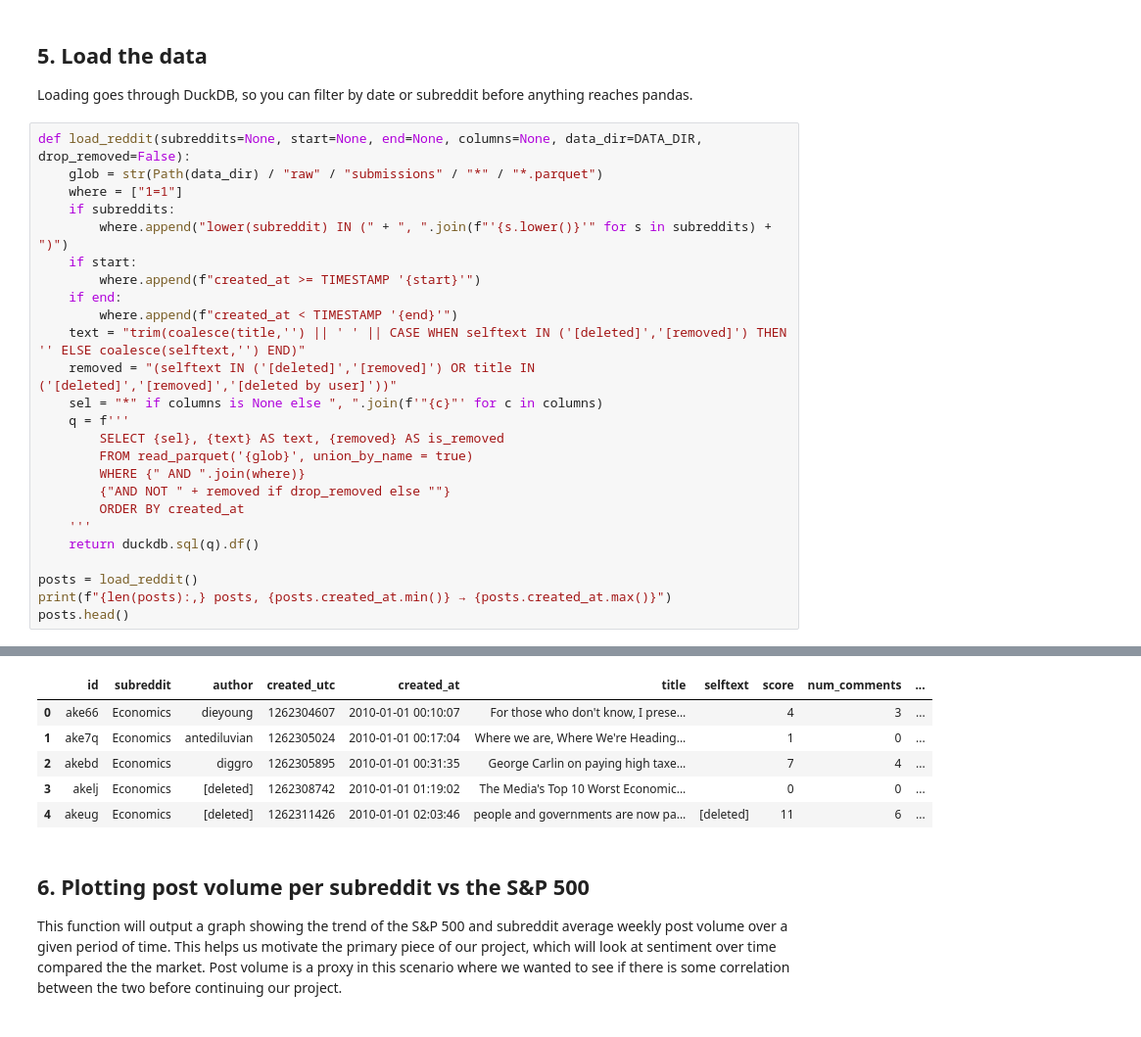
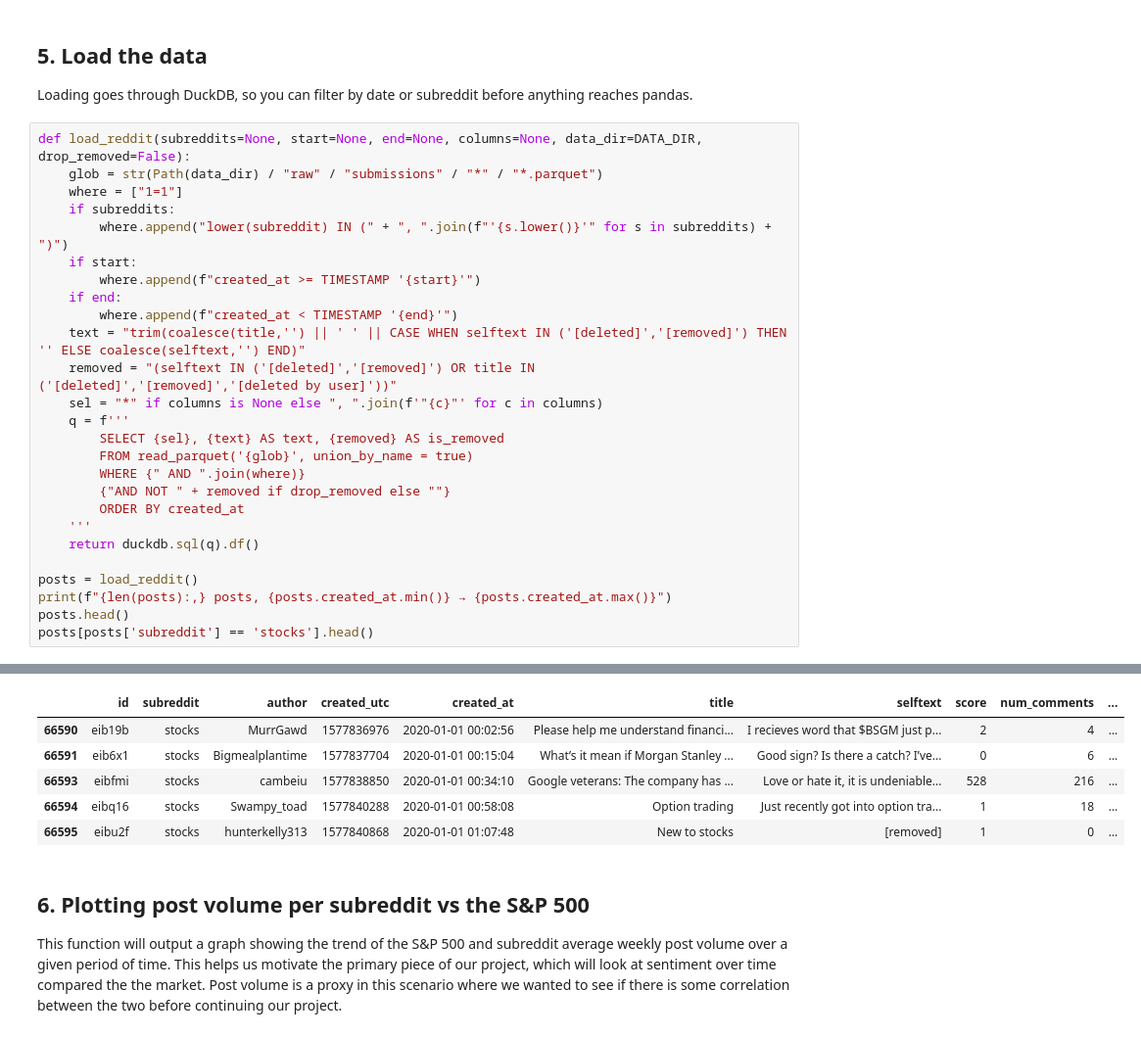
Before and after one commit to typarker04/reddit-sentiment-analysis, a Jupyter notebook: arctic_api_loader.ipynb, the cells around one changed output, grey strips where cells are left out. Shown at 98% size. Drawn from its saved outputs; the diff is of its cells as text.

```diff
--- a/arctic_api_loader.ipynb
+++ b/arctic_api_loader.ipynb
@@ -204,4 +204,5 @@ def load_reddit(subreddits=None, start=None, end=None, columns=None, data_dir=DA
 posts = load_reddit()
 print(f"{len(posts):,} posts, {posts.created_at.min()} → {posts.created_at.max()}")
 posts.head()
+posts[posts['subreddit'] == 'stocks'].head()
 # %% [output]
@@ -209,9 +210,9 @@ posts.head()
 |  | id | subreddit | author | created_utc | created_at | title | selftext | score | num_comments | ... |
-| 0 | ake66 | Economics | dieyoung | 1262304607 | 2010-01-01 00:10:07 | For those who don't know, I prese... |  | 4 | 3 | ... |
-| 1 | ake7q | Economics | antediluvian | 1262305024 | 2010-01-01 00:17:04 | Where we are, Where We're Heading... |  | 1 | 0 | ... |
-| 2 | akebd | Economics | diggro | 1262305895 | 2010-01-01 00:31:35 | George Carlin on paying high taxe... |  | 7 | 4 | ... |
-| 3 | akelj | Economics | [deleted] | 1262308742 | 2010-01-01 01:19:02 | The Media's Top 10 Worst Economic... |  | 0 | 0 | ... |
-| 4 | akeug | Economics | [deleted] | 1262311426 | 2010-01-01 02:03:46 | people and governments are now pa... | [deleted] | 11 | 6 | ... |
+| 66590 | eib19b | stocks | MurrGawd | 1577836976 | 2020-01-01 00:02:56 | Please help me understand financi... | I recieves word that $BSGM just p... | 2 | 4 | ... |
+| 66591 | eib6x1 | stocks | Bigmealplantime | 1577837704 | 2020-01-01 00:15:04 | What’s it mean if Morgan Stanley ... | Good sign? Is there a catch? I’ve... | 0 | 6 | ... |
+| 66593 | eibfmi | stocks | cambeiu | 1577838850 | 2020-01-01 00:34:10 | Google veterans: The company has ... | Love or hate it, it is undeniable... | 528 | 216 | ... |
+| 66594 | eibq16 | stocks | Swampy_toad | 1577840288 | 2020-01-01 00:58:08 | Option trading | Just recently got into option tra... | 1 | 18 | ... |
+| 66595 | eibu2f | stocks | hunterkelly313 | 1577840868 | 2020-01-01 01:07:48 | New to stocks | [removed] | 1 | 0 | ... |
 # %% [markdown]
 ## 6. Plotting post volume per subreddit vs the S&P 500
 
```
Also changed, not shown: parts of 3 cells of this notebook, 2 other files.
